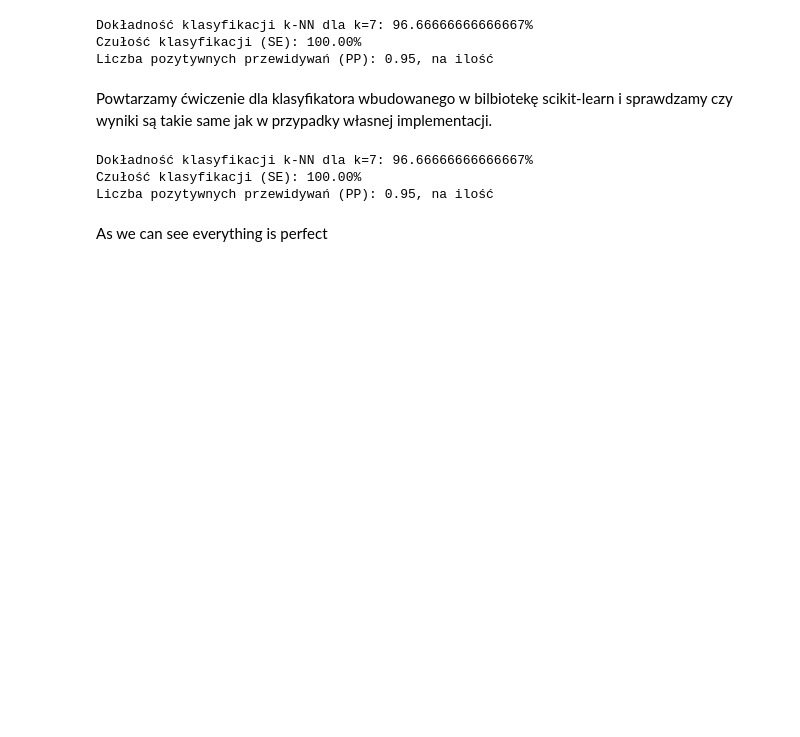
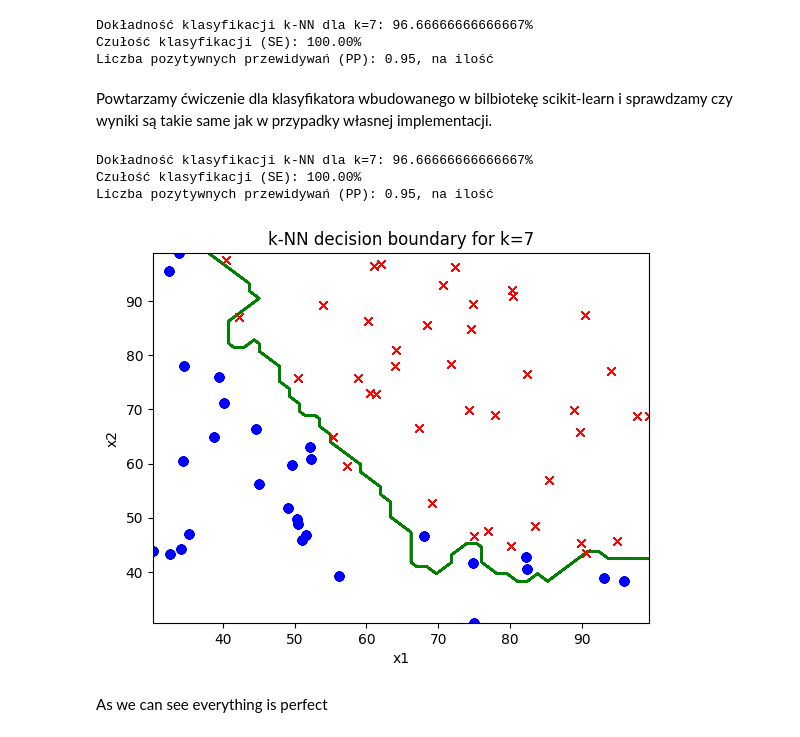
Before and after one commit to LapsanskiZED2115/ucze_maszyny_pozdrawiam, a Jupyter notebook: lab_5_Klasyfikacja/lab_5_klasyfikacja_pozdrawiam.ipynb, the cells around one changed output. Cells and saved outputs as stored; diff of their text form; code cells hidden in the pictures; blank space fills up the shorter version.

```diff
--- a/lab_5_Klasyfikacja/lab_5_klasyfikacja_pozdrawiam.ipynb
+++ b/lab_5_Klasyfikacja/lab_5_klasyfikacja_pozdrawiam.ipynb
@@ -198,33 +198,57 @@ pp = 0  # pozytywne przewidywania
 tp = 0  # true positives (czyli poprawnie przewidziane 1)
 prawdziwych_1 = np.sum(y_test == 1)
 
 y_pred_test = np.zeros(y_test.shape)
 
 for example_idx, example in enumerate(x_test):
     knn_classifier = KNeighborsClassifier(k)
     knn_classifier.fit(x_train, y_train)
     pred = knn_classifier.predict([example])[0]
 
     if pred == y_test[example_idx]:
         dokladnosc += 1
 
     if pred == 1:
         pp += 1  # jeśli przewidziano klasę 1 (niezależnie czy dobrze)
 
     if pred == 1 and y_test[example_idx] == 1:
         tp += 1  # jeśli przewidziano 1 i faktycznie to była 1
 
+    x1_res = 50
+    x2_res = 50
+    x1 = np.linspace(x_train[:, 0].min(), x_train[:, 0].max(), x1_res)
+    x2 = np.linspace(x_train[:, 1].min(), x_train[:, 1].max(), x2_res)
+    x1x1, x2x2 = np.meshgrid(x1, x2)
+    x1x2_range_comb = np.c_[x1x1.ravel(), x2x2.ravel()]
+    labels_space = np.zeros((x1_res, x2_res))
+    for row_idx in range(x2_res):
+        for col_idx in range(x1_res):
+            example = np.array([x1[col_idx], x2[row_idx]])
+            knn_classifier = KNeighborsClassifier(k)
+            knn_classifier.fit(x_train, y_train)
+            pred = knn_classifier.predict([example])[0]
+            labels_space[row_idx, col_idx] = pred
+    # plot decision boundary
+    plt.contour(x1x1, x2x2, labels_space, levels=[0.5], colors='g')
+    plt.title(f'k-NN decision boundary for k={k}')
+    plt.xlabel('x1')
+    plt.ylabel('x2')
+    # plot training set
+    plt.plot(x_train[y_train == 0, 0], x_train[y_train == 0, 1], 'bo')
+    plt.plot(x_train[y_train == 1, 0], x_train[y_train == 1, 1], 'rx')
+
 # Obliczenia
 accuracy = dokladnosc / len(y_test) * 100
 sensitivity = tp / prawdziwych_1 * 100 if prawdziwych_1 > 0 else 0
 
 print(f"Dokładność klasyfikacji k-NN dla k={k}: {accuracy}%")
 print(f"Czułość klasyfikacji (SE): {sensitivity:.2f}%")
 print(f"Liczba pozytywnych przewidywań (PP): {prawdziwych_1/pp}, na ilość")
 # %% [output]
 Dokładność klasyfikacji k-NN dla k=7: 96.66666666666667%
 Czułość klasyfikacji (SE): 100.00%
 Liczba pozytywnych przewidywań (PP): 0.95, na ilość
+[figure, added]
 # %% [markdown]
 As we can see everything is perfect
 # %%
```
Also changed, not shown: parts of 4 cells of this notebook.
